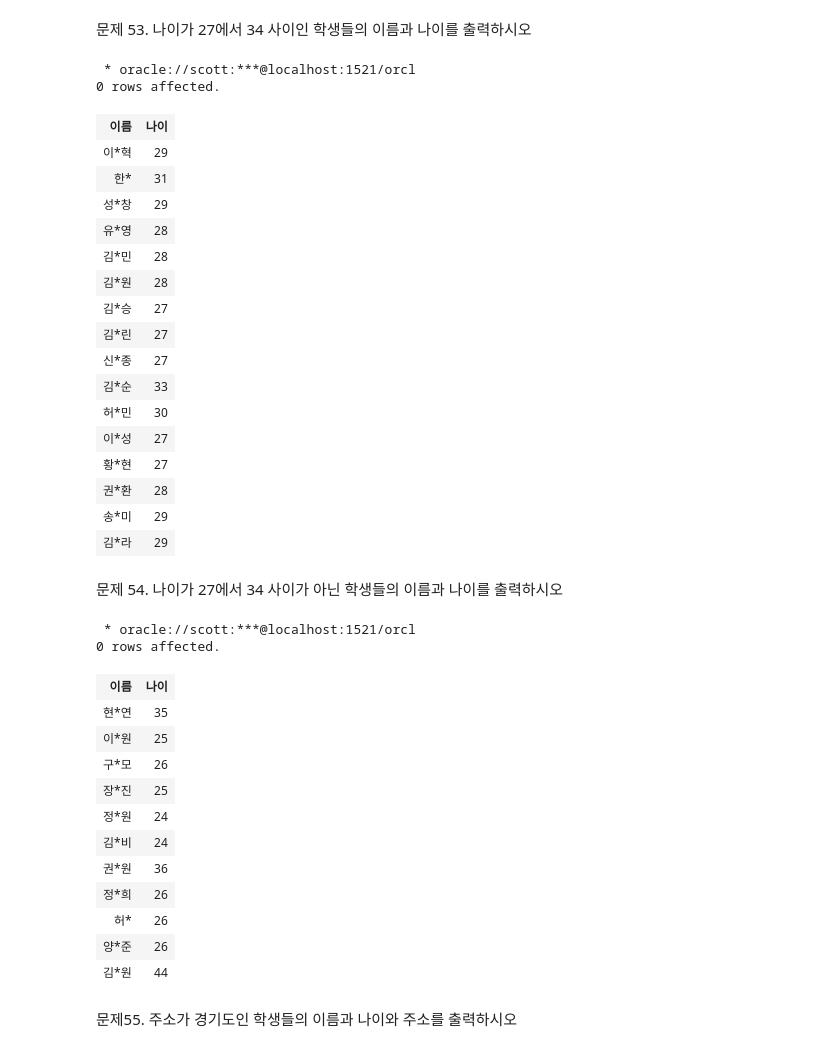
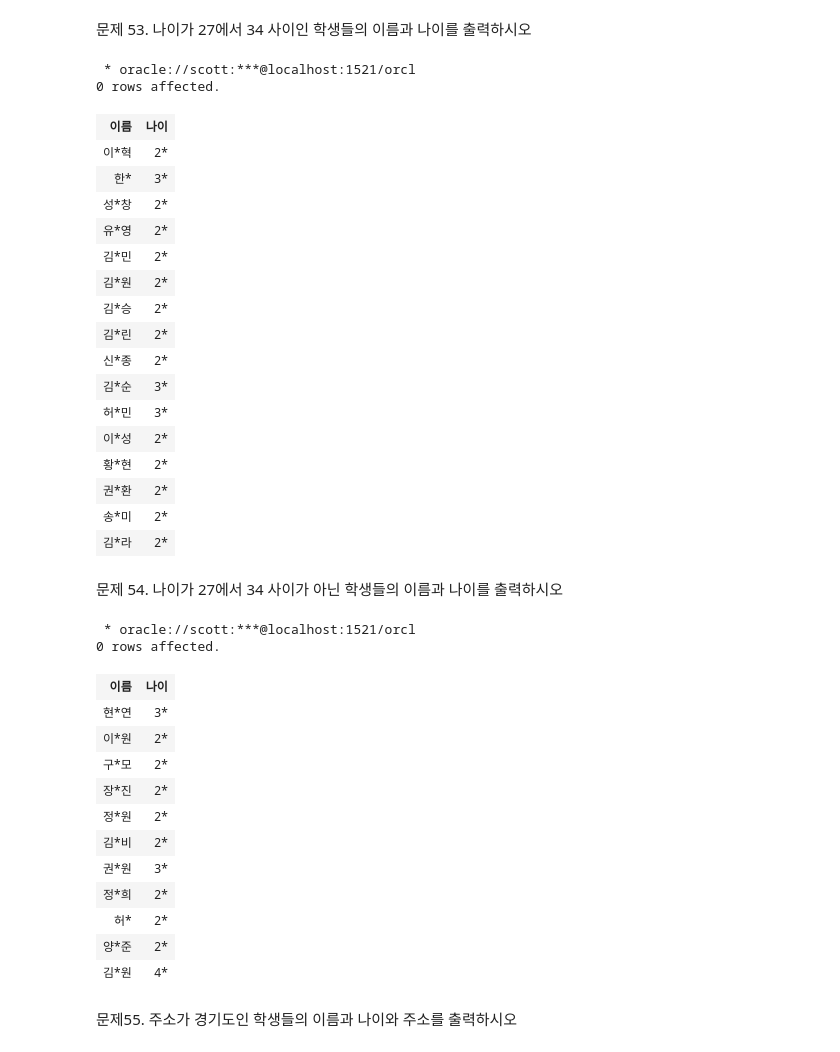
Before and after one commit to unknown-jun/Oracle_SQL, a Jupyter notebook: Part 1. 5~7.ipynb, the cells around one changed output. Saved outputs shown, nothing was run; the diff lists cells and outputs as text; code cells hidden in the pictures.

```diff
--- a/Part 1. 5~7.ipynb
+++ b/Part 1. 5~7.ipynb
@@ -930,52 +933,54 @@ select replace(ename, substr(ename, 2, 1), '*') "이름",
 # %%
 %%sql
 
-select replace(ename, substr(ename, 2, 1), '*') "이름", age "나이"
+select replace(ename, substr(ename, 2, 1), '*') "이름",
+       substr(age, 1, 1)||'*' "나이"
     from emp12
     where age between 27 and 34
 # %% [output]
  * oracle://scott:***@localhost:1521/orcl
 0 rows affected.
 | 이름 | 나이 |
-| 이*혁 | 29 |
-| 한* | 31 |
-| 성*창 | 29 |
-| 유*영 | 28 |
-| 김*민 | 28 |
-| 김*원 | 28 |
-| 김*승 | 27 |
-| 김*린 | 27 |
-| 신*종 | 27 |
-| 김*순 | 33 |
-| 허*민 | 30 |
-| 이*성 | 27 |
-| 황*현 | 27 |
-| 권*환 | 28 |
-| 송*미 | 29 |
-| 김*라 | 29 |
+| 이*혁 | 2* |
+| 한* | 3* |
+| 성*창 | 2* |
+| 유*영 | 2* |
+| 김*민 | 2* |
+| 김*원 | 2* |
+| 김*승 | 2* |
+| 김*린 | 2* |
+| 신*종 | 2* |
+| 김*순 | 3* |
+| 허*민 | 3* |
+| 이*성 | 2* |
+| 황*현 | 2* |
+| 권*환 | 2* |
+| 송*미 | 2* |
+| 김*라 | 2* |
 # %% [markdown]
 문제 54. 나이가 27에서 34 사이가 아닌 학생들의 이름과 나이를 출력하시오
 # %%
 %%sql
 
 
-select replace(ename, substr(ename, 2, 1), '*') "이름", age "나이"
+select replace(ename, substr(ename, 2, 1), '*') "이름",
+       substr(age, 1, 1)||'*' "나이"
     from emp12
     where age not between 27 and 34
 # %% [output]
  * oracle://scott:***@localhost:1521/orcl
 0 rows affected.
 | 이름 | 나이 |
-| 현*연 | 35 |
-| 이*원 | 25 |
-| 구*모 | 26 |
-| 장*진 | 25 |
-| 정*원 | 24 |
-| 김*비 | 24 |
-| 권*원 | 36 |
-| 정*희 | 26 |
-| 허* | 26 |
-| 양*준 | 26 |
-| 김*원 | 44 |
+| 현*연 | 3* |
+| 이*원 | 2* |
+| 구*모 | 2* |
+| 장*진 | 2* |
+| 정*원 | 2* |
+| 김*비 | 2* |
+| 권*원 | 3* |
+| 정*희 | 2* |
+| 허* | 2* |
+| 양*준 | 2* |
+| 김*원 | 4* |
 # %% [markdown]
 문제55. 주소가 경기도인 학생들의 이름과 나이와 주소를 출력하시오
```
Also changed, not shown: parts of 21 cells of this notebook.
